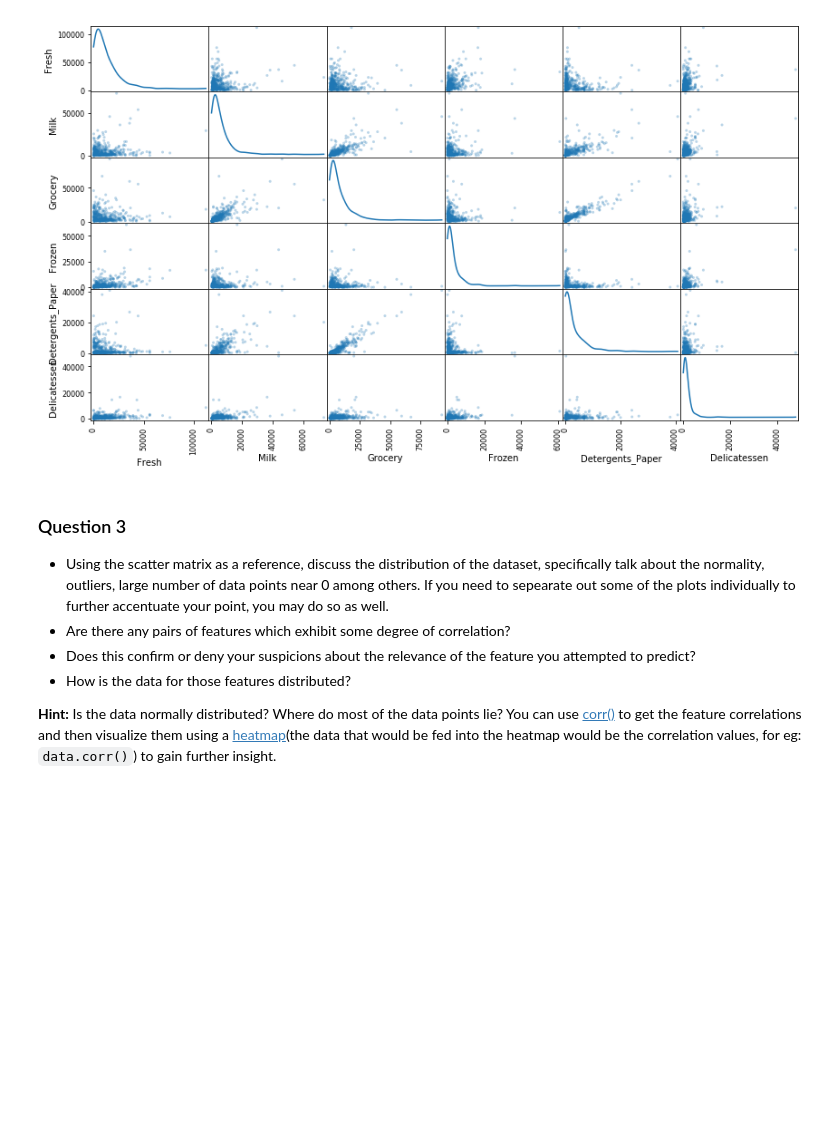
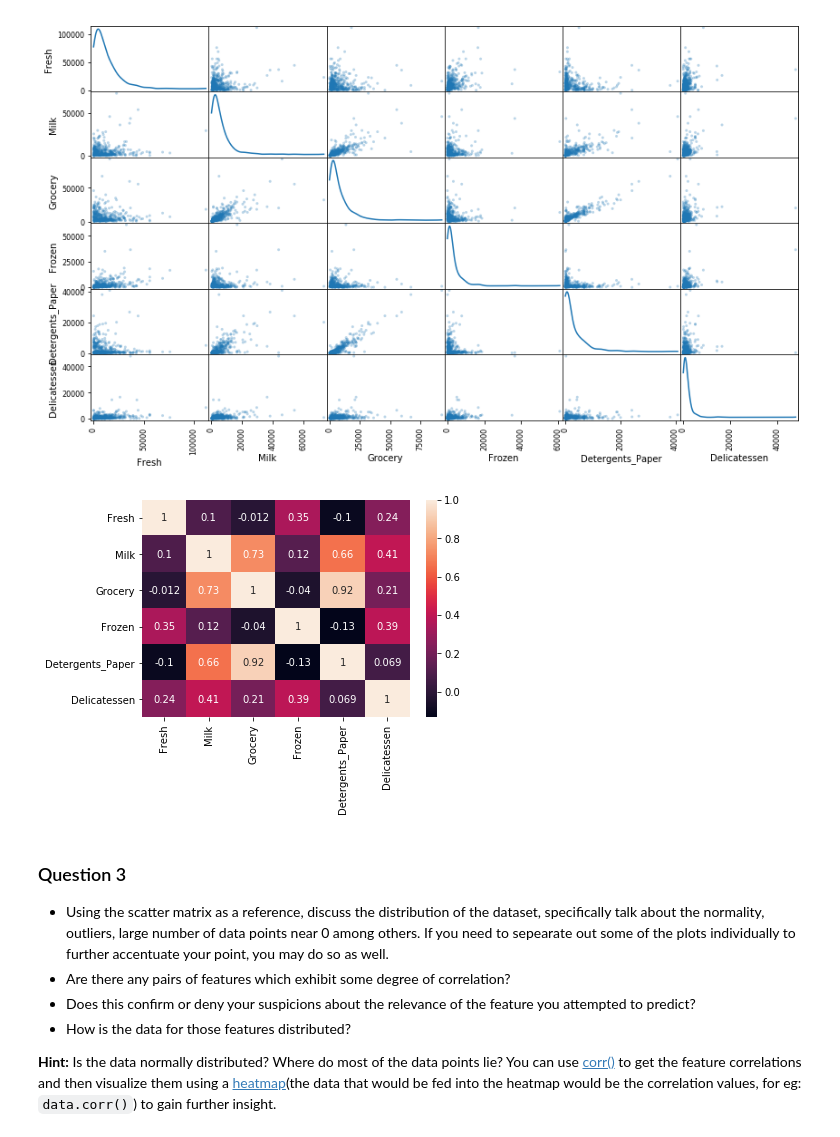
Before and after one commit to egcavalcanti/machine-learning, a Jupyter notebook: projects/customer_segments/customer_segments.ipynb, the cells around one changed output. Drawn from its saved outputs; the diff is of its cells as text; code cells hidden in the pictures; blank space fills up the shorter version.

```diff
--- a/projects/customer_segments/customer_segments.ipynb
+++ b/projects/customer_segments/customer_segments.ipynb
@@ -158,6 +174,13 @@ To get a better understanding of the dataset, we can construct a scatter matrix
 pd.plotting.scatter_matrix(data, alpha = 0.3, figsize = (14,8), diagonal = 'kde');
 # %% [output]
 [figure]
+# %%
+#Visualising heatmap for correlations
+
+import seaborn as sns
+sns.heatmap(data.corr(), annot=True);
+# %% [output]
+[figure, added]
 # %% [markdown]
 ### Question 3
 * Using the scatter matrix as a reference, discuss the distribution of the dataset, specifically talk about the normality, outliers, large number of data points near 0 among others. If you need to sepearate out some of the plots individually to further accentuate your point, you may do so as well.
```
Also changed, not shown: parts of 11 cells of this notebook, 1 other file.
